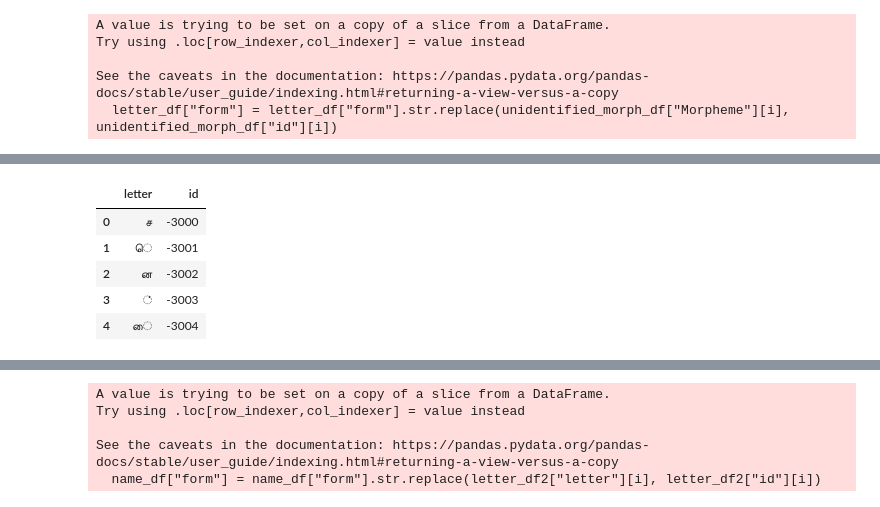
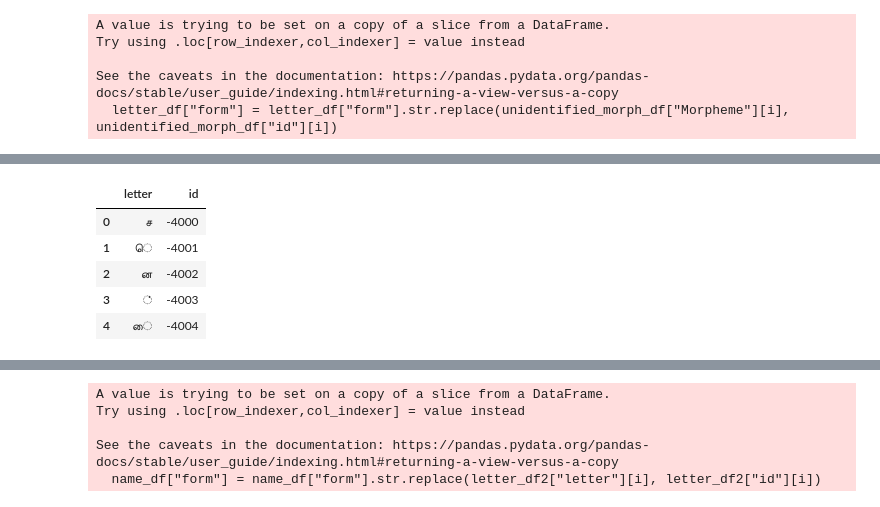
Before and after one commit to Kee2u/Deciphering_the_Indus_Valley_Script, a Jupyter notebook: convertmorphemes.ipynb, the cells around one changed output, grey strips where cells are left out. Cells and saved outputs as stored; diff of their text form; code cells hidden in the pictures.

```diff
--- a/convertmorphemes.ipynb
+++ b/convertmorphemes.ipynb
@@ -413,24 +395,24 @@ array(['ச', 'ெ', 'ன', '்', 'ை', 'ஸ', 'ர', 'ீ', 'ப', 'ு', '
 # %%
 #Making a dataframe of unique letters
 letters = ['ச', 'ெ', 'ன', '்', 'ை', 'ஸ', 'ர', 'ீ', 'ப', 'ு', 'ம', 'த', 'ூ',
         'க', 'ி', 'ல', 'ட', 'ய', 'ா', 'ண', 'ந',
         'ொ', 'அ', 'ஜ', 'வ', 'ோ', 'ள',
        'ங', 'ழ', 'ற', 'இ', 'ே', 'ஷ', 'ஆ', 'எ', 'ஐ', 'ஹ', 'ஃ', 'ஒ', 'ஈ',
        'ஏ', 'ஞ', 'உ', 'ஓ', 'û', 'H', 'C', 'ô']
 columns = ["letter", "id"]
 letter_df2 = pd.DataFrame(columns = columns)
 letter_df2["letter"] = letters
-letter_df2["id"] = letter_df2.index+3000
+letter_df2["id"] = letter_df2.index+4000
 letter_df2["id"] = '-'+letter_df2["id"].astype(str)
 letter_df2["letter"] = letter_df2["letter"].astype(str)
 letter_df2.head()
 # %% [output]
 |  | letter | id |
-| 0 | ச | -3000 |
-| 1 | ெ | -3001 |
-| 2 | ன | -3002 |
-| 3 | ் | -3003 |
-| 4 | ை | -3004 |
+| 0 | ச | -4000 |
+| 1 | ெ | -4001 |
+| 2 | ன | -4002 |
+| 3 | ் | -4003 |
+| 4 | ை | -4004 |
 # %%
 #Replacing ids of letters that appear in identified morphemes table
 for i in range(len(letter_df2)):
```
Also changed, not shown: parts of 13 cells of this notebook.
